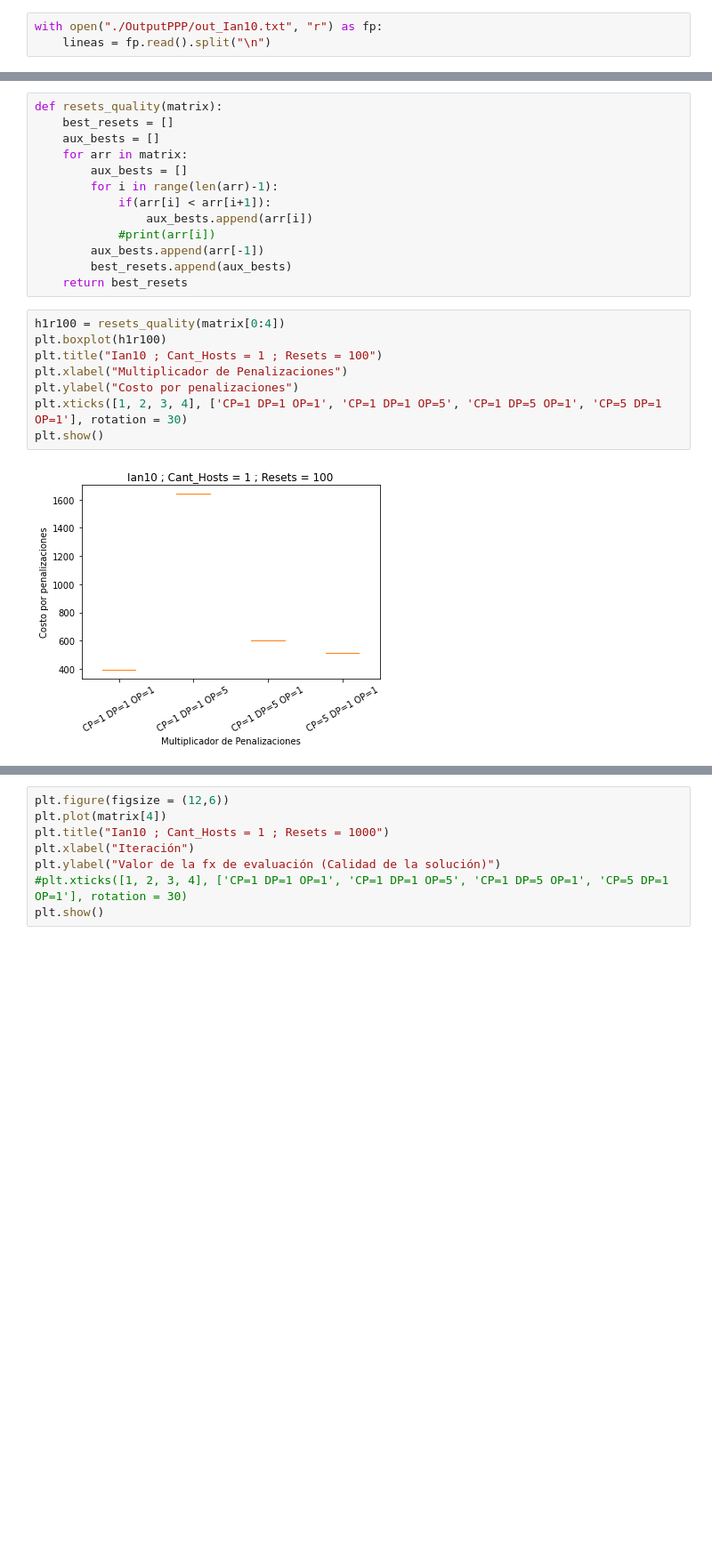
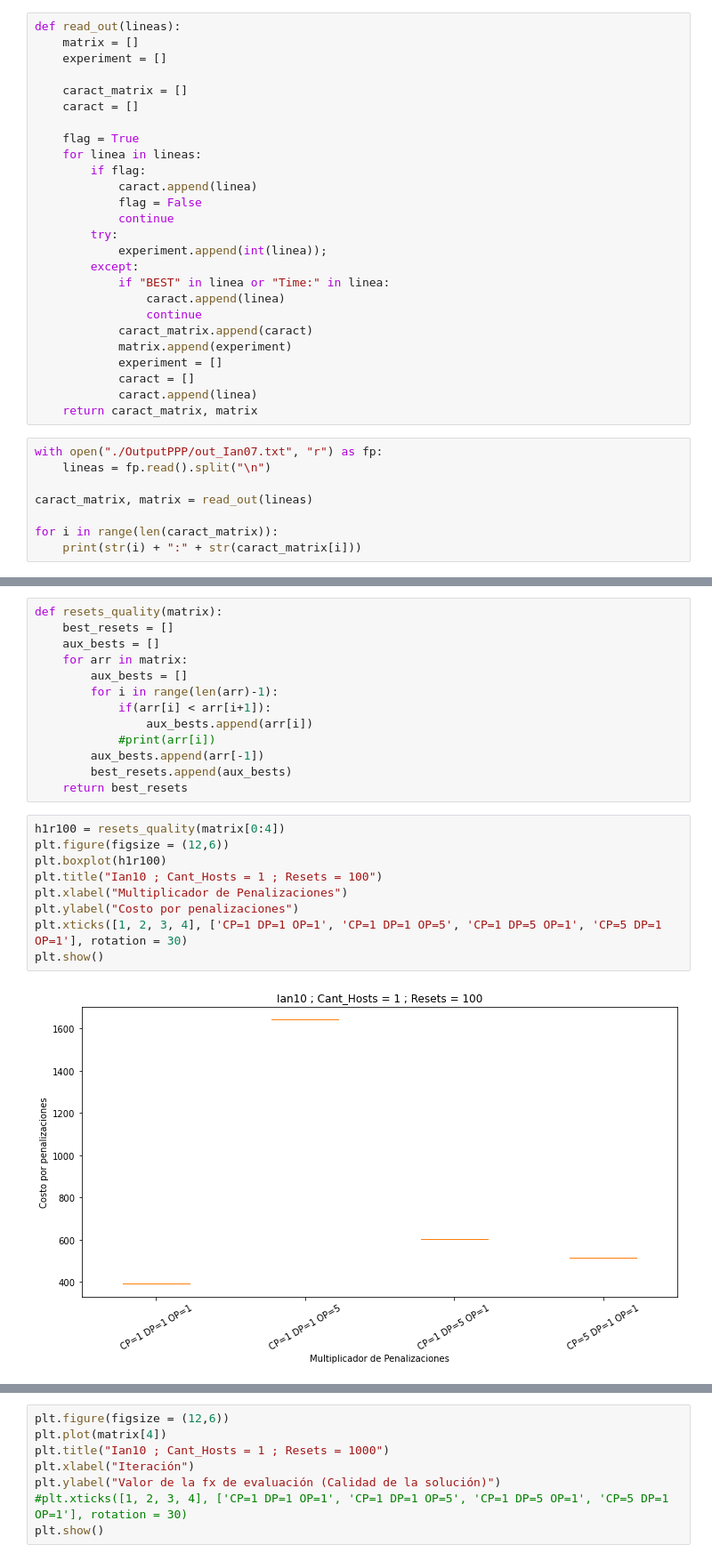
Before and after one commit to jeangonzaleza/Ia2Implementacion, a Jupyter notebook: analisis_output.ipynb, the cells around one changed output, grey strips where cells are left out. Shown: that part at 89% size. Saved outputs shown, nothing was run; the diff lists cells and outputs as text; blank space fills up the shorter version.

```diff
--- a/analisis_output.ipynb
+++ b/analisis_output.ipynb
@@ -5,6 +7,37 @@ import matplotlib.pyplot as plt
 import scipy as sp
 import pandas as pd
 import random
+# %%
+def read_out(lineas):
+    matrix = []
+    experiment = []
+
+    caract_matrix = []
+    caract = []
+
+    flag = True
+    for linea in lineas:
+        if flag:
+            caract.append(linea)
+            flag = False
+            continue
+        try:
+            experiment.append(int(linea));
+        except:
+            if "BEST" in linea or "Time:" in linea:
+                caract.append(linea)
+                continue
+            caract_matrix.append(caract)
+            matrix.append(experiment)
+            experiment = []
+            caract = []
+            caract.append(linea)
+    return caract_matrix, matrix
 # %%
-with open("./OutputPPP/out_Ian10.txt", "r") as fp:
+with open("./OutputPPP/out_Ian07.txt", "r") as fp:
     lineas = fp.read().split("\n")
+
+caract_matrix, matrix = read_out(lineas)
+
+for i in range(len(caract_matrix)):
+    print(str(i) + ":" + str(caract_matrix[i]))
@@ -68,13 +74,14 @@ def resets_quality(matrix):
     return best_resets
 # %%
 h1r100 = resets_quality(matrix[0:4])
+plt.figure(figsize = (12,6))
 plt.boxplot(h1r100)
 plt.title("Ian10 ; Cant_Hosts = 1 ; Resets = 100")
 plt.xlabel("Multiplicador de Penalizaciones")
 plt.ylabel("Costo por penalizaciones")
 plt.xticks([1, 2, 3, 4], ['CP=1 DP=1 OP=1', 'CP=1 DP=1 OP=5', 'CP=1 DP=5 OP=1', 'CP=5 DP=1 OP=1'], rotation = 30)
 plt.show()
 # %% [output]
-[figure, old version]
+[figure, new version]
 # %%
 h1r1000 = resets_quality(matrix[4:8])
```
Also changed, not shown: parts of 16 cells of this notebook, 9 other files.
